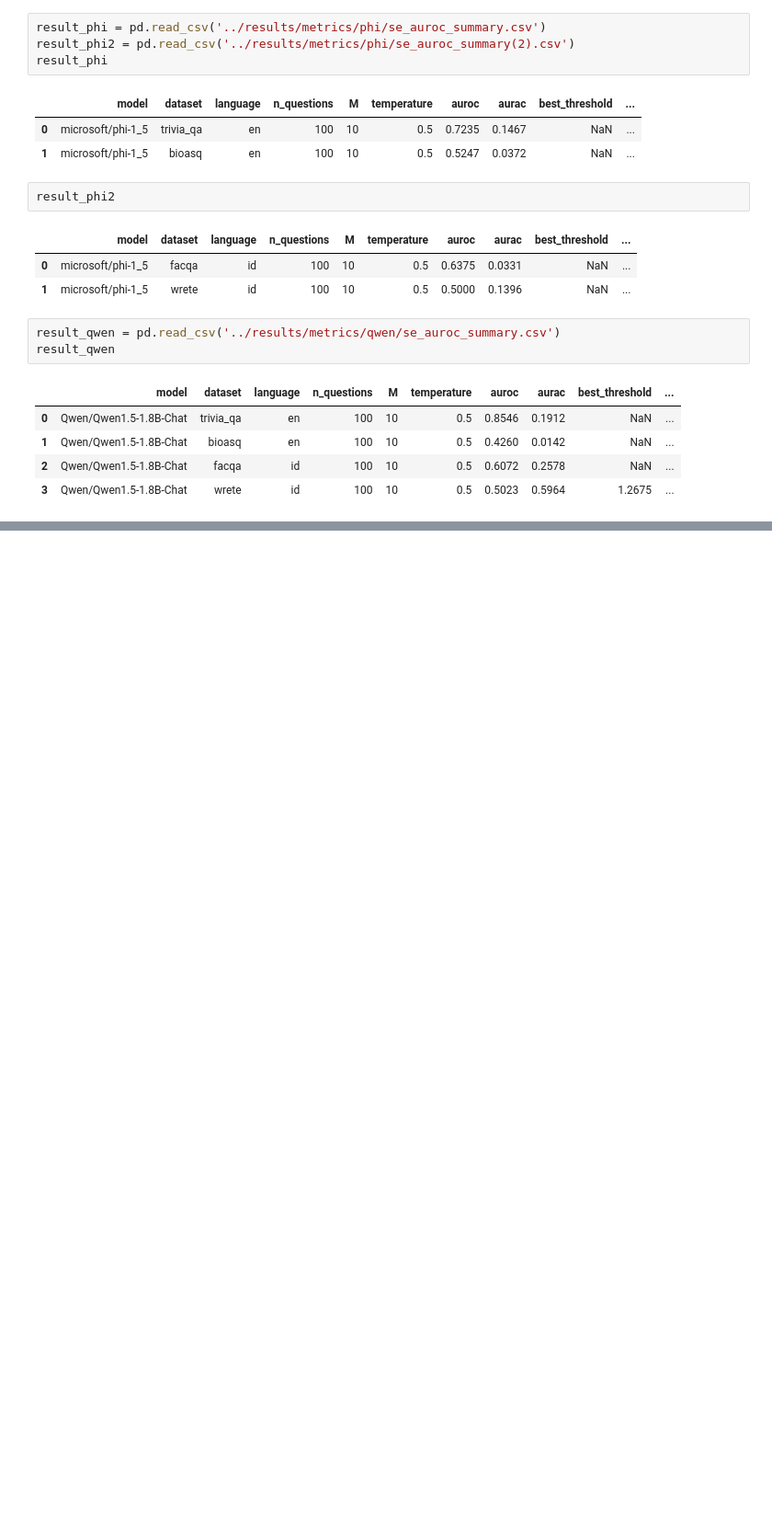
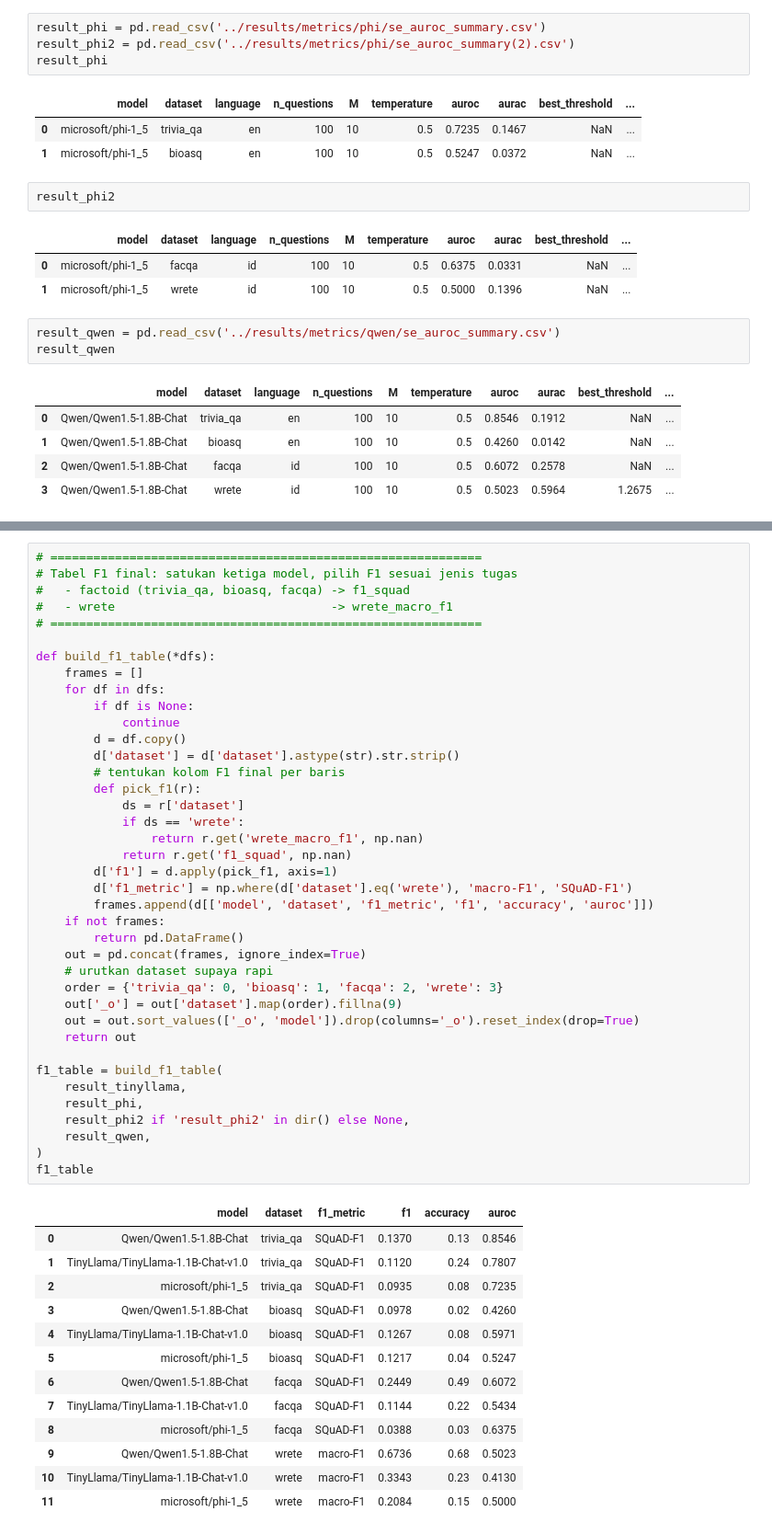
Before and after one commit to StievenLee/Detection-Hallucination-SLM, a Jupyter notebook: src/visualize_se_baseline.ipynb, the cells around one changed output, grey strips where cells are left out. Shown at 92% size. Cells and saved outputs as stored; diff of their text form; blank space fills up the shorter version.

```diff
--- a/src/visualize_se_baseline.ipynb
+++ b/src/visualize_se_baseline.ipynb
@@ -38,0 +135,53 @@ result_qwen
+# %%
+# ============================================================
+# Tabel F1 final: satukan ketiga model, pilih F1 sesuai jenis tugas
+#   - factoid (trivia_qa, bioasq, facqa) -> f1_squad
+#   - wrete                              -> wrete_macro_f1
+# ============================================================
+
+def build_f1_table(*dfs):
+    frames = []
+    for df in dfs:
+        if df is None:
+            continue
+        d = df.copy()
+        d['dataset'] = d['dataset'].astype(str).str.strip()
+        # tentukan kolom F1 final per baris
+        def pick_f1(r):
+            ds = r['dataset']
+            if ds == 'wrete':
+                return r.get('wrete_macro_f1', np.nan)
+            return r.get('f1_squad', np.nan)
+        d['f1'] = d.apply(pick_f1, axis=1)
+        d['f1_metric'] = np.where(d['dataset'].eq('wrete'), 'macro-F1', 'SQuAD-F1')
+        frames.append(d[['model', 'dataset', 'f1_metric', 'f1', 'accuracy', 'auroc']])
+    if not frames:
+        return pd.DataFrame()
+    out = pd.concat(frames, ignore_index=True)
+    # urutkan dataset supaya rapi
+    order = {'trivia_qa': 0, 'bioasq': 1, 'facqa': 2, 'wrete': 3}
+    out['_o'] = out['dataset'].map(order).fillna(9)
+    out = out.sort_values(['_o', 'model']).drop(columns='_o').reset_index(drop=True)
+    return out
+
+f1_table = build_f1_table(
+    result_tinyllama,
+    result_phi,
+    result_phi2 if 'result_phi2' in dir() else None,
+    result_qwen,
+)
+f1_table
+# %% [output]
+|  | model | dataset | f1_metric | f1 | accuracy | auroc |
+| 0 | Qwen/Qwen1.5-1.8B-Chat | trivia_qa | SQuAD-F1 | 0.1370 | 0.13 | 0.8546 |
+| 1 | TinyLlama/TinyLlama-1.1B-Chat-v1.0 | trivia_qa | SQuAD-F1 | 0.1120 | 0.24 | 0.7807 |
+| 2 | microsoft/phi-1_5 | trivia_qa | SQuAD-F1 | 0.0935 | 0.08 | 0.7235 |
+| 3 | Qwen/Qwen1.5-1.8B-Chat | bioasq | SQuAD-F1 | 0.0978 | 0.02 | 0.4260 |
+| 4 | TinyLlama/TinyLlama-1.1B-Chat-v1.0 | bioasq | SQuAD-F1 | 0.1267 | 0.08 | 0.5971 |
+| 5 | microsoft/phi-1_5 | bioasq | SQuAD-F1 | 0.1217 | 0.04 | 0.5247 |
+| 6 | Qwen/Qwen1.5-1.8B-Chat | facqa | SQuAD-F1 | 0.2449 | 0.49 | 0.6072 |
+| 7 | TinyLlama/TinyLlama-1.1B-Chat-v1.0 | facqa | SQuAD-F1 | 0.1144 | 0.22 | 0.5434 |
+| 8 | microsoft/phi-1_5 | facqa | SQuAD-F1 | 0.0388 | 0.03 | 0.6375 |
+| 9 | Qwen/Qwen1.5-1.8B-Chat | wrete | macro-F1 | 0.6736 | 0.68 | 0.5023 |
+| 10 | TinyLlama/TinyLlama-1.1B-Chat-v1.0 | wrete | macro-F1 | 0.3343 | 0.23 | 0.4130 |
+| 11 | microsoft/phi-1_5 | wrete | macro-F1 | 0.2084 | 0.15 | 0.5000 |
```
Also changed, not shown: parts of 4 cells of this notebook.
